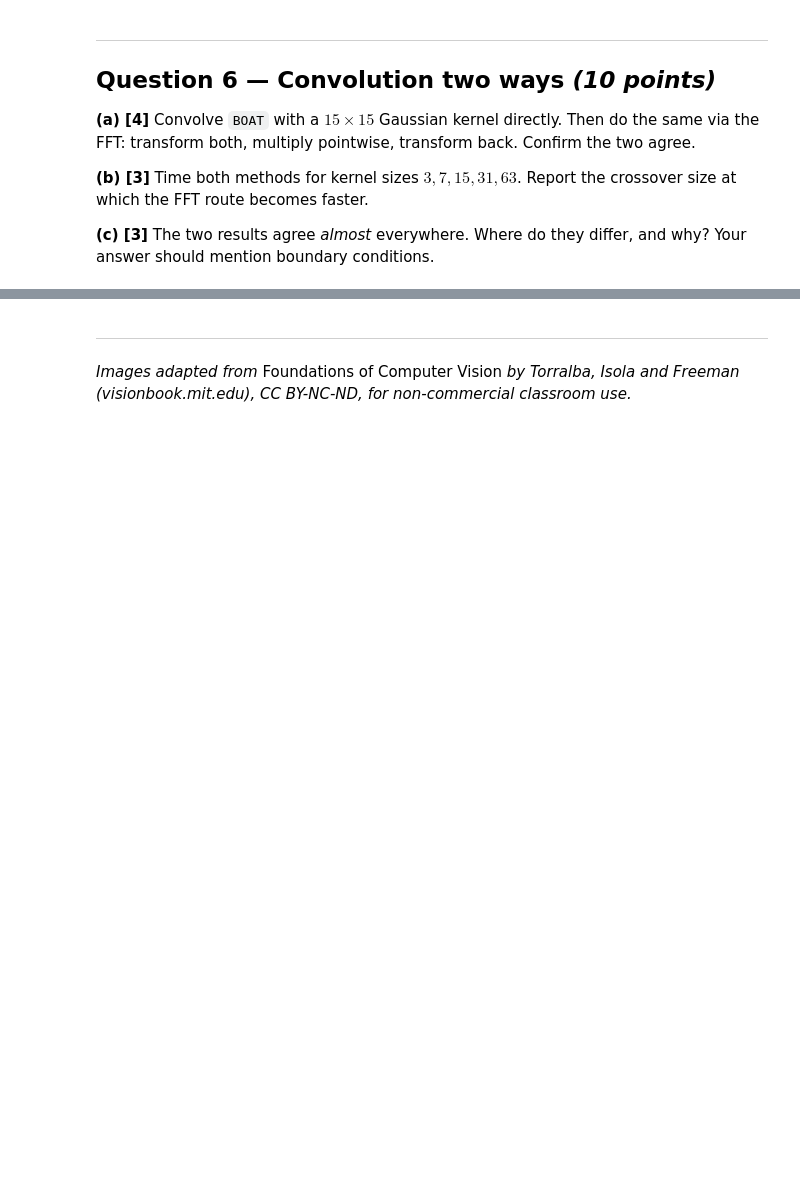
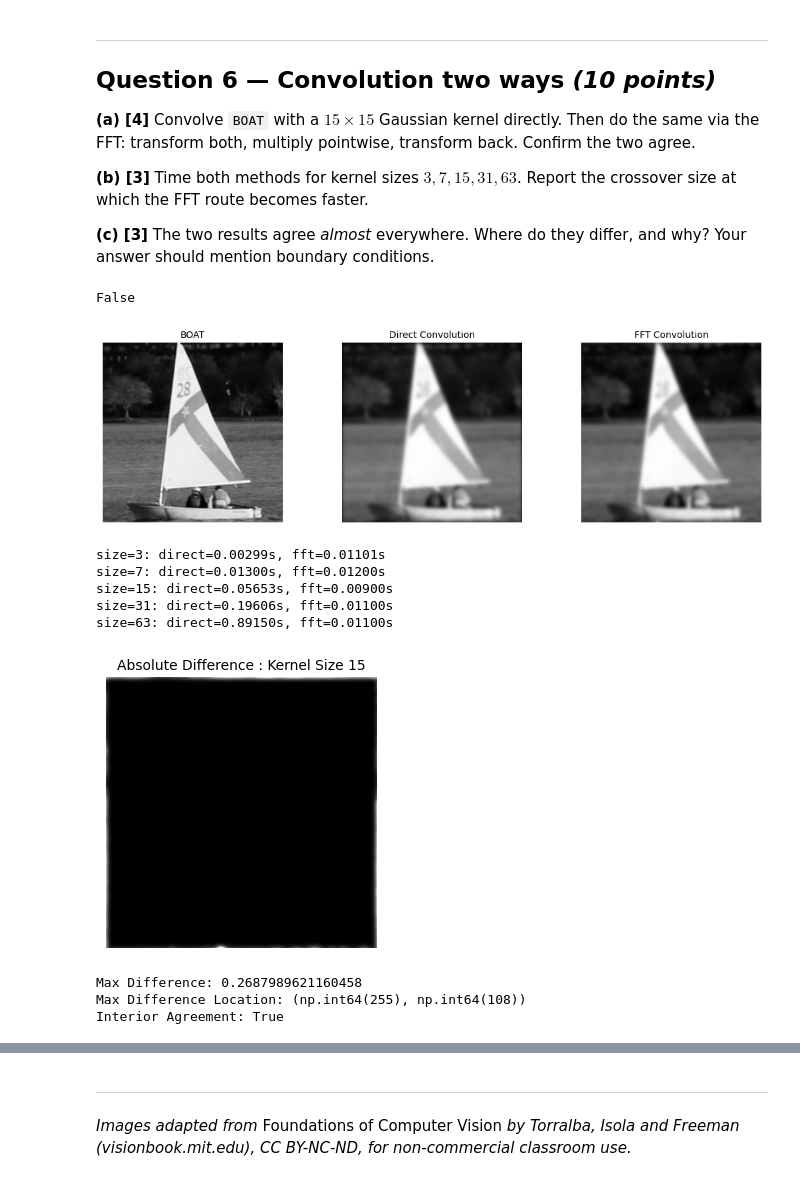
Before and after one commit to munozsophia/computer-vision-munozsa, a Jupyter notebook: assignments/assignment1/fourier_assignment.ipynb, the cells around one changed output, grey strips where cells are left out. Drawn from its saved outputs; the diff is of its cells as text; code cells hidden in the pictures; blank space fills up the shorter version.

```diff
--- a/assignments/assignment1/fourier_assignment.ipynb
+++ b/assignments/assignment1/fourier_assignment.ipynb
@@ -278,26 +432,66 @@ show(BUILDING, "BUILDING", shifted, "shifted 7 px right")
 # %%
 import time
 from scipy.signal import convolve2d
 
 def gaussian_kernel(size, sigma=None):
     """A normalised square Gaussian kernel."""
     if sigma is None: sigma = size/6.0
     a = np.arange(size) - (size-1)/2
     g = np.exp(-a**2/(2*sigma**2))
     k = np.outer(g, g)
     return k / k.sum()
 
 def fft_convolve(img, kernel):
     """Circular convolution via the FFT, kernel centred."""
     K = np.zeros_like(img)
     s = kernel.shape[0]; c = s//2
     K[:s, :s] = kernel
     K = np.roll(K, (-c, -c), axis=(0, 1))     # put the kernel centre at [0,0]
     return np.real(ifft2(fft2(img) * fft2(K)))
 
 # YOUR CODE (a): compare convolve2d(..., mode="same") with fft_convolve.
+kernel = gaussian_kernel(15)
+
+direct = convolve2d(BOAT, kernel, mode="same")
+fft = fft_convolve(BOAT, kernel)
+
+print(np.allclose(direct, fft, atol=1e-6))
+show(BOAT, "BOAT", direct, "Direct Convolution", fft, "FFT Convolution")
+
 # YOUR CODE (b): time both for several kernel sizes.
+sizes = [3, 7, 15, 31, 63]
+for s in sizes:
+    k = gaussian_kernel(s)
+
+    t0 = time.time()
+    convolve2d(BOAT, k, mode="same")
+    t_direct = time.time() - t0
+    t0 = time.time()
+
+    fft_convolve(BOAT, k)
+    t_fft = time.time() - t0
+
+    print(f"size={s}: direct={t_direct:.5f}s, fft={t_fft:.5f}s")
+
+
 # YOUR CODE (c): look at where they differ - try imshow of the absolute difference.
+difference = np.abs(direct - fft)
+show(difference, "Absolute Difference : Kernel Size 15")
+print("Max Difference:", difference.max())
+print("Max Difference Location:", np.unravel_index(np.argmax(difference), difference.shape))
+print("Interior Agreement:", np.allclose(direct[15:-15, 15:-15], fft[15:-15, 15:-15], atol=1e-6))
+# %% [output]
+False
+[figure, added]
+size=3: direct=0.00299s, fft=0.01101s
+size=7: direct=0.01300s, fft=0.01200s
+size=15: direct=0.05653s, fft=0.00900s
+size=31: direct=0.19606s, fft=0.01100s
+size=63: direct=0.89150s, fft=0.01100s
+[figure, added]
+Max Difference: 0.2687989621160458
+Max Difference Location: (np.int64(255), np.int64(108))
+Interior Agreement: True
 # %% [markdown]
 ### Your answer
 
```
Also changed, not shown: parts of 10 cells of this notebook, 1 other file.
